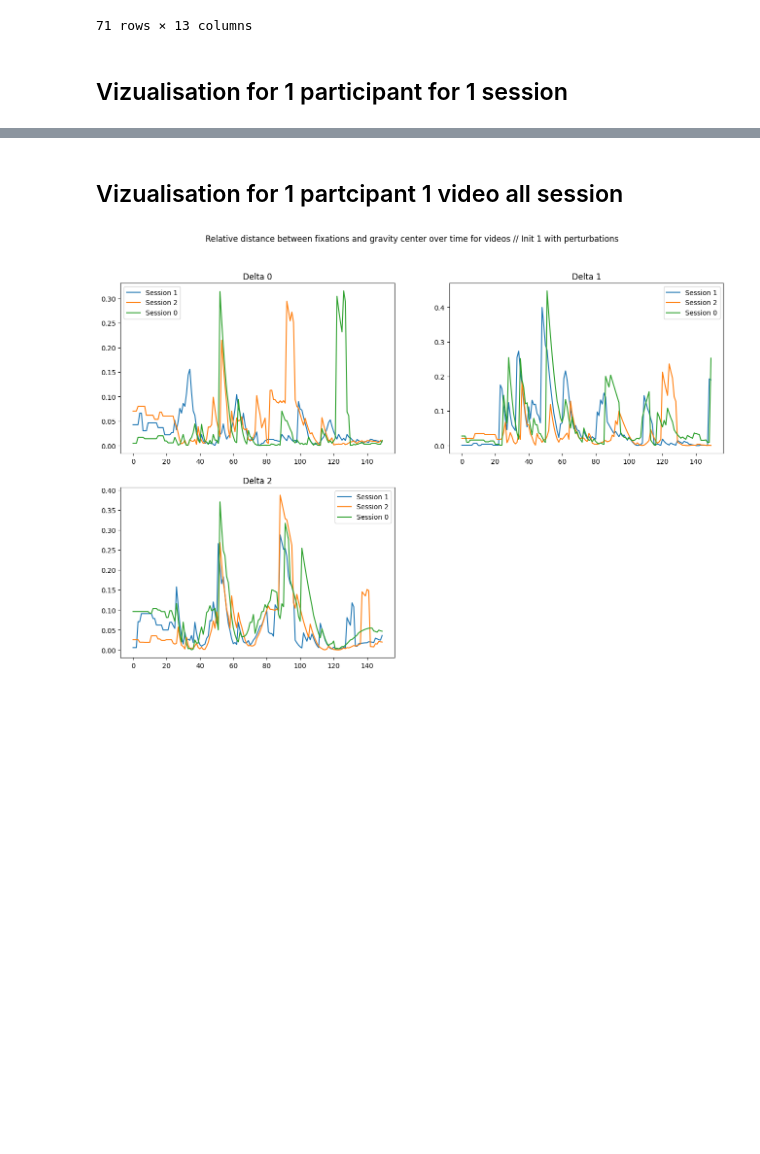
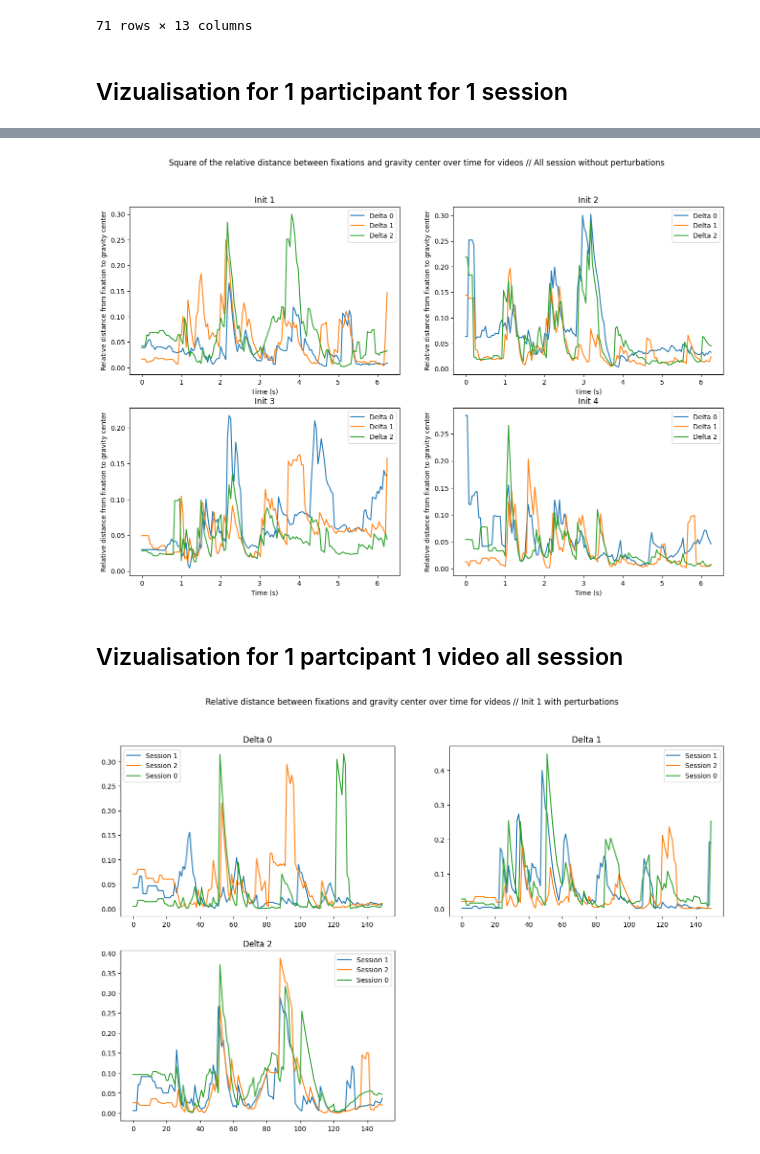
Before and after one commit to QuentinPerret/PFE-EyeTracking, a Jupyter notebook: notebooks/data_analyzer.ipynb, the cells around one changed output, grey strips where cells are left out. Saved outputs shown, nothing was run; the diff lists cells and outputs as text; code cells hidden in the pictures; blank space fills up the shorter version.

Commit message:
add all session viz

```diff
--- a/notebooks/data_analyzer.ipynb
+++ b/notebooks/data_analyzer.ipynb
@@ -143,3 +143,42 @@ plt.show()
+# %%
+
+# Group by participant, video, and session, and calculate the mean of 'dist'
+mean_dist_per_index = data.groupby(['participant', 'init' , 'perturbation' , 'delta'])
+
+df_mean = pd.DataFrame(columns=(['participant', 'init' , 'perturbation' , 'delta','mean']))
+# Iterate over groups and display them
+for name, group in mean_dist_per_index:
+
+    dist_arrays = np.array(group['dist'].tolist())
+    mean  = np.mean(dist_arrays, axis=0)
+    combined = list(name) + [mean]
+
+    row_df = pd.DataFrame([combined], columns=['participant', 'init', 'perturbation', 'delta','mean'])
+
+# Concatenate the new DataFrame with the existing DataFrame
+    df_mean = pd.concat([df_mean, row_df])
+# %%
+time = np.linspace(0,6.25,150)
+i_session = 0
+i_pert = 0
+
+fig, axs = plt.subplots(2, 2 , figsize=(16,10))
+fig.suptitle(f'Square of the relative distance between fixations and gravity center over time for videos // All session {"with perturbations" if i_pert else "without perturbations"}' )
+plt.setp(axs[:, :], xlabel='Time (s)')
+plt.setp(axs[:, :], ylabel='Relative distance from fixation to gravity center')
+
+for i in range(0,4):
+    df  = df_mean[(df_mean['init'] == i+1) & (df_mean['perturbation'] == i_pert)]
+    deltas  = df.delta
+    ds  = df['mean']
+    for d , delta in zip(ds,deltas):
+        axs[i//2,i%2].plot(time,d , label= f'Delta {delta}')
+    axs[i//2,i%2].legend()
+    axs[i//2,i%2].set_title(f"Init {i+1}")
+
+plt.show()
+# %% [output]
+[figure, added]
 # %% [markdown]
 ## Vizualisation for 1 partcipant 1 video all session
 # %%
```
Also changed, not shown: parts of 2 cells of this notebook.
